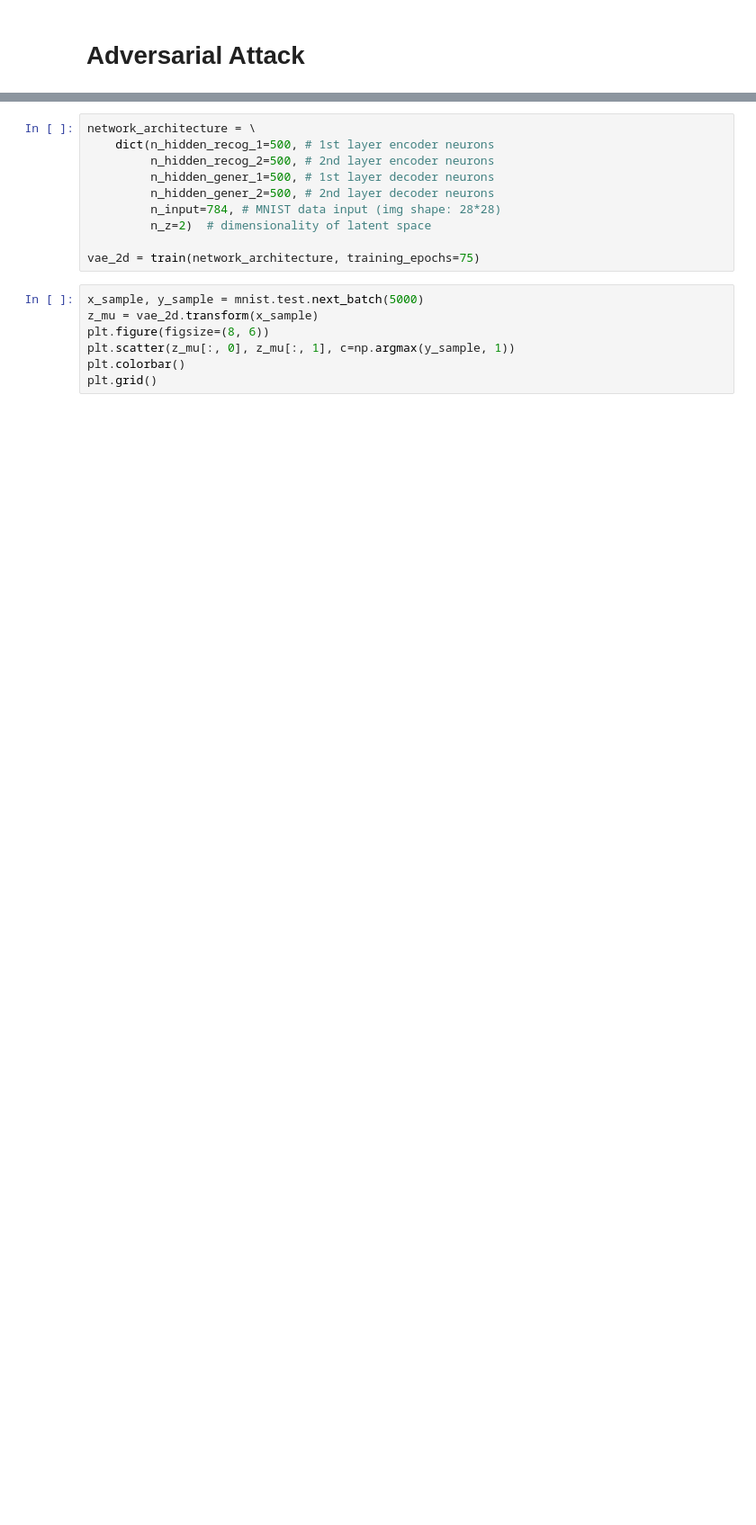
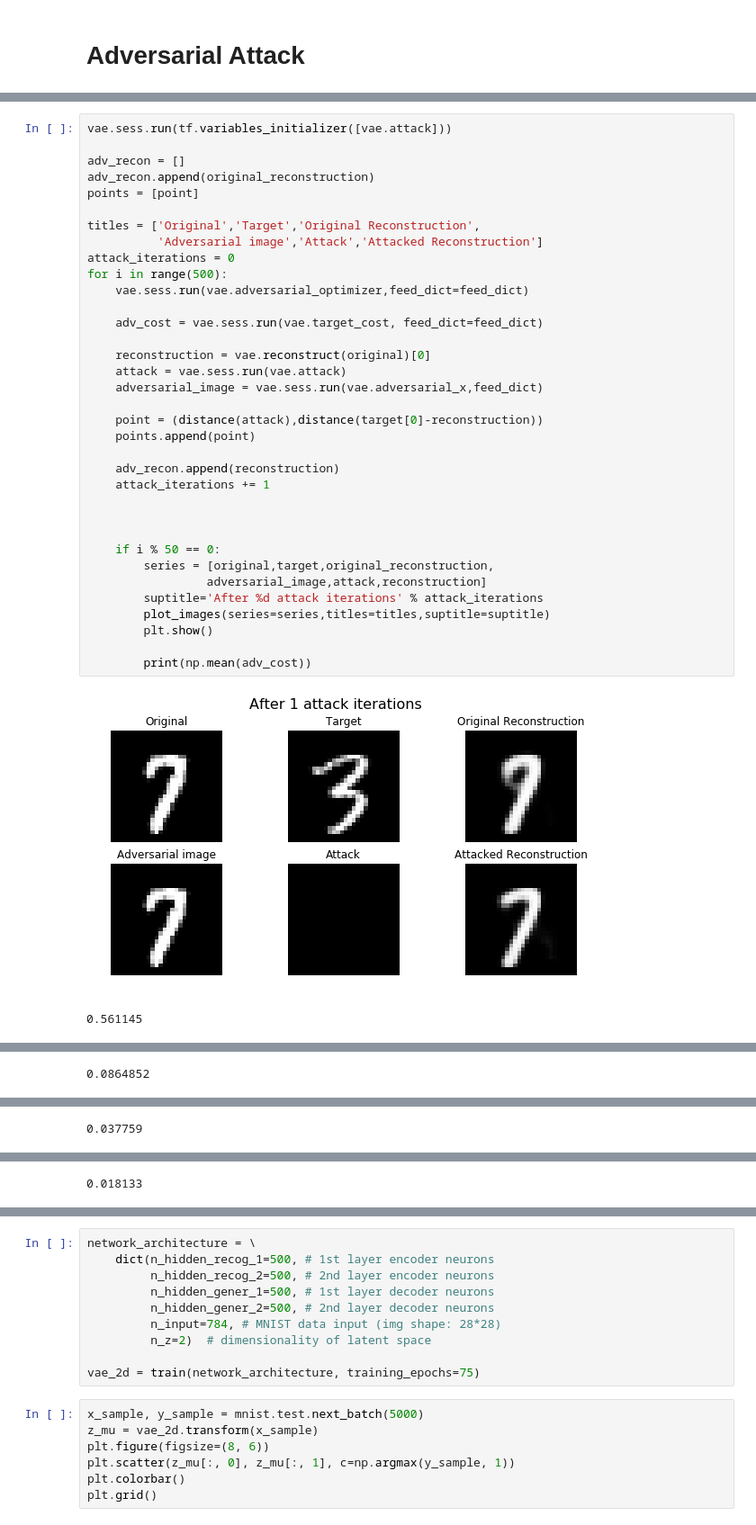
Before and after one commit to glazari/Adversarial-AutoEncoder-Attacks, a Jupyter notebook: Adversarial Attacks.ipynb, the cells around one changed output, grey strips where cells are left out. Shown at 90% size. Drawn from its saved outputs; the diff is of its cells as text; blank space fills up the shorter version.

```diff
--- a/Adversarial Attacks.ipynb
+++ b/Adversarial Attacks.ipynb
@@ -345,0 +333,38 @@ for i in range(10):
+# %%
+vae.sess.run(tf.variables_initializer([vae.attack]))
+
+adv_recon = []
+adv_recon.append(original_reconstruction)
+points = [point]
+
+titles = ['Original','Target','Original Reconstruction',
+          'Adversarial image','Attack','Attacked Reconstruction']
+attack_iterations = 0
+for i in range(500):
+    vae.sess.run(vae.adversarial_optimizer,feed_dict=feed_dict)
+
+    adv_cost = vae.sess.run(vae.target_cost, feed_dict=feed_dict)
+
+    reconstruction = vae.reconstruct(original)[0]
+    attack = vae.sess.run(vae.attack)
+    adversarial_image = vae.sess.run(vae.adversarial_x,feed_dict)
+
+    point = (distance(attack),distance(target[0]-reconstruction))
+    points.append(point)
+
+    adv_recon.append(reconstruction)
+    attack_iterations += 1
+
+
+
+    if i % 50 == 0:
+        series = [original,target,original_reconstruction,
+                 adversarial_image,attack,reconstruction]
+        suptitle='After %d attack iterations' % attack_iterations
+        plot_images(series=series,titles=titles,suptitle=suptitle)
+        plt.show()
+
+        print(np.mean(adv_cost))
+# %% [output]
+[figure, added]
+0.561145
@@ -345,0 +372 @@ for i in range(10):
+0.0864852
@@ -345,0 +374 @@ for i in range(10):
+0.037759
@@ -345,0 +376 @@ for i in range(10):
+0.018133
```
Also changed, not shown: parts of 19 cells of this notebook, 2 other files.
